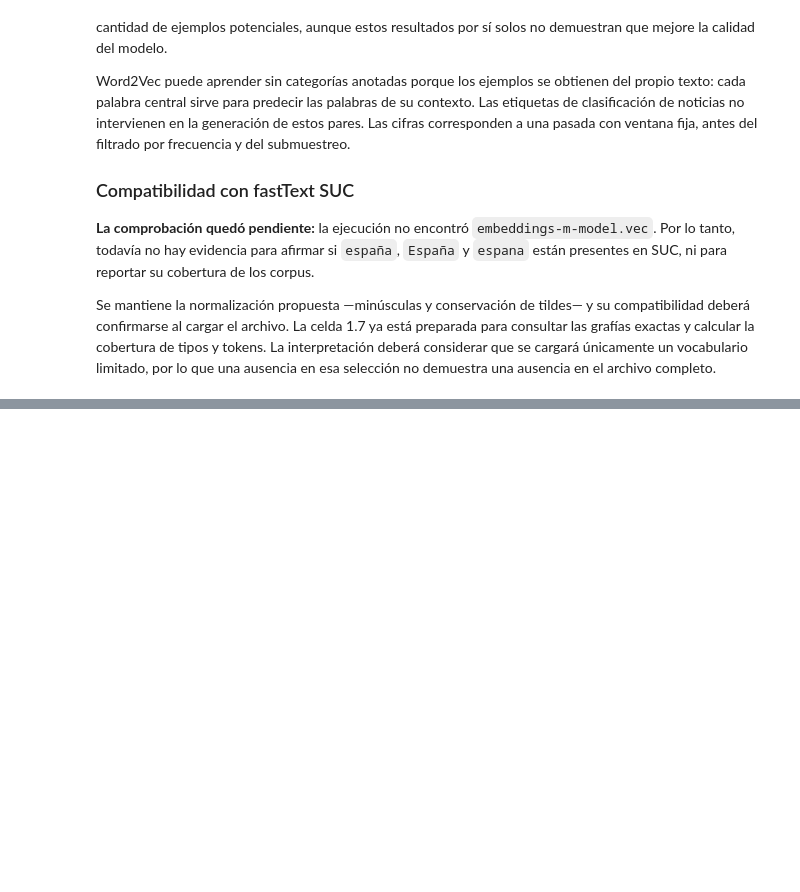
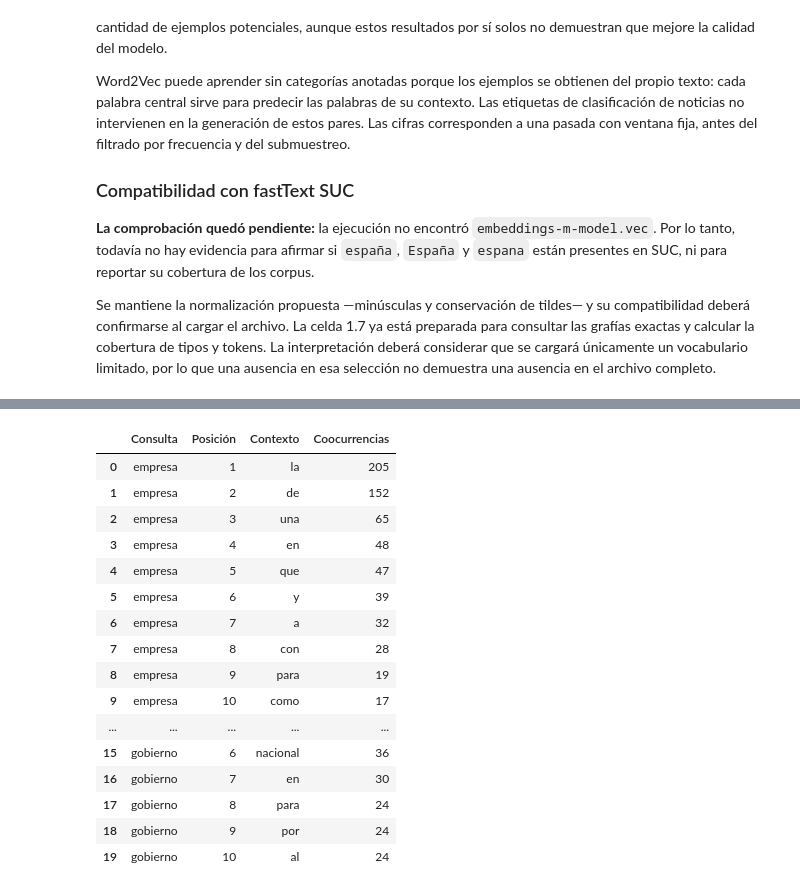
Before and after one commit to Jtanchezz/NLP, a Jupyter notebook: Lab9/lab9.ipynb, the cells around one changed output, grey strips where cells are left out. Cells and saved outputs as stored; diff of their text form; code cells hidden in the pictures; blank space fills up the shorter version.

```diff
--- a/Lab9/lab9.ipynb
+++ b/Lab9/lab9.ipynb
@@ -466,0 +595,39 @@ Se mantiene la normalización propuesta —minúsculas y conservación de tildes
+# %%
+def contextos_principales(matriz, palabra, cantidad=10):
+    if palabra not in indice_cooc:
+        raise KeyError(f"{palabra!r} no está entre las palabras seleccionadas.")
+    fila = matriz[indice_cooc[palabra]]
+    orden = np.argsort(-fila, kind="stable")
+    elegidos = [j for j in orden
+                if vocabulario_cooc[j] != palabra and fila[j] > 0][:cantidad]
+    return [(vocabulario_cooc[j], float(fila[j])) for j in elegidos]
+
+
+PALABRAS_CONSULTA = ("empresa", "gobierno")
+contextos_conteo = pd.DataFrame([
+    {"Consulta": palabra, "Posición": posicion, "Contexto": contexto,
+     "Coocurrencias": int(peso)}
+    for palabra in PALABRAS_CONSULTA
+    for posicion, (contexto, peso) in enumerate(
+        contextos_principales(matriz_cooc, palabra), start=1
+    )
+])
+display(contextos_conteo)
+# %% [output]
+|  | Consulta | Posición | Contexto | Coocurrencias |
+| 0 | empresa | 1 | la | 205 |
+| 1 | empresa | 2 | de | 152 |
+| 2 | empresa | 3 | una | 65 |
+| 3 | empresa | 4 | en | 48 |
+| 4 | empresa | 5 | que | 47 |
+| 5 | empresa | 6 | y | 39 |
+| 6 | empresa | 7 | a | 32 |
+| 7 | empresa | 8 | con | 28 |
+| 8 | empresa | 9 | para | 19 |
+| 9 | empresa | 10 | como | 17 |
+| ... | ... | ... | ... | ... |
+| 15 | gobierno | 6 | nacional | 36 |
+| 16 | gobierno | 7 | en | 30 |
+| 17 | gobierno | 8 | para | 24 |
+| 18 | gobierno | 9 | por | 24 |
+| 19 | gobierno | 10 | al | 24 |
```
Also changed, not shown: parts of 16 cells of this notebook, 1 other file.
